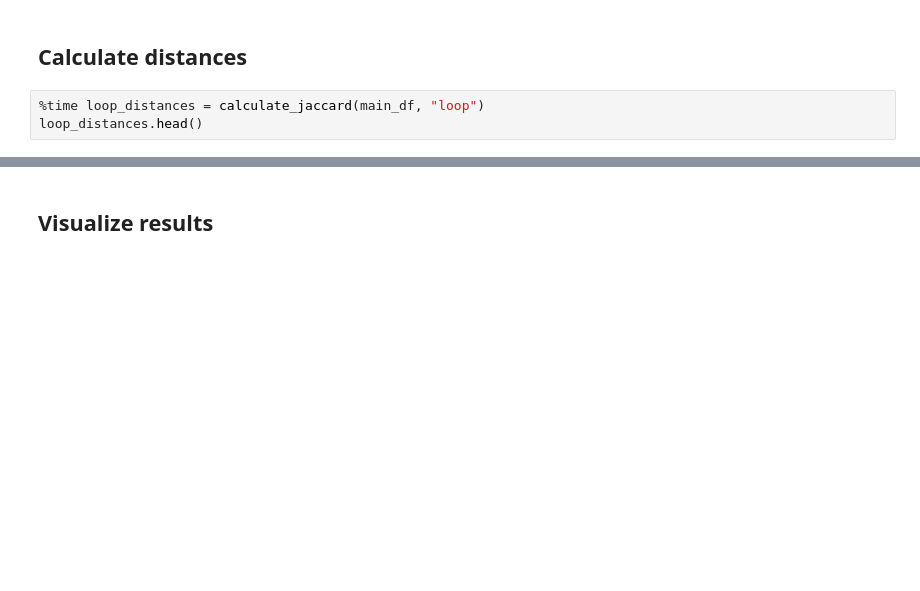
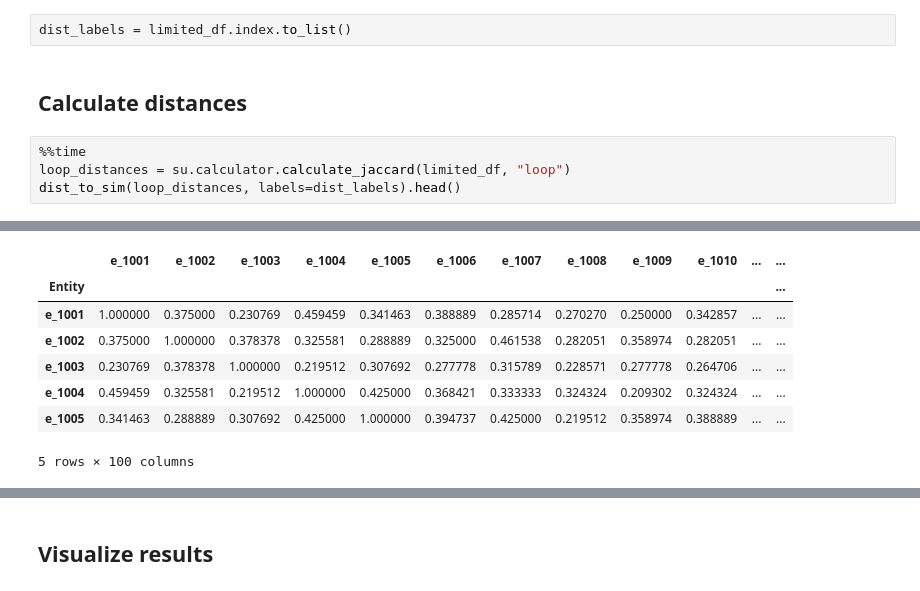
Before and after one commit to szabogtamas/distance_metrics_comparisons, a Jupyter notebook: notebooks/jupyter/efficient_jaccard_distances.ipynb, the cells around one changed output, grey strips where cells are left out. Drawn from its saved outputs; the diff is of its cells as text; blank space fills up the shorter version.

```diff
--- a/notebooks/jupyter/efficient_jaccard_distances.ipynb
+++ b/notebooks/jupyter/efficient_jaccard_distances.ipynb
@@ -26,5 +68,9 @@ main_df.head()
+# %%
+dist_labels = limited_df.index.to_list()
 # %% [markdown]
 ## Calculate distances
 # %%
-%time loop_distances = calculate_jaccard(main_df, "loop")
-loop_distances.head()
+%%time
+loop_distances = su.calculator.calculate_jaccard(limited_df, "loop")
+dist_to_sim(loop_distances, labels=dist_labels).head()
+# %% [output]
@@ -30,0 +79,8 @@ loop_distances.head()
+|  | e_1001 | e_1002 | e_1003 | e_1004 | e_1005 | e_1006 | e_1007 | e_1008 | e_1009 | e_1010 | ... | ... |
+| Entity |  |  |  |  |  |  |  |  |  |  |  | ... |
+| e_1001 | 1.000000 | 0.375000 | 0.230769 | 0.459459 | 0.341463 | 0.388889 | 0.285714 | 0.270270 | 0.250000 | 0.342857 | ... | ... |
+| e_1002 | 0.375000 | 1.000000 | 0.378378 | 0.325581 | 0.288889 | 0.325000 | 0.461538 | 0.282051 | 0.358974 | 0.282051 | ... | ... |
+| e_1003 | 0.230769 | 0.378378 | 1.000000 | 0.219512 | 0.307692 | 0.277778 | 0.315789 | 0.228571 | 0.277778 | 0.264706 | ... | ... |
+| e_1004 | 0.459459 | 0.325581 | 0.219512 | 1.000000 | 0.425000 | 0.368421 | 0.333333 | 0.324324 | 0.209302 | 0.324324 | ... | ... |
+| e_1005 | 0.341463 | 0.288889 | 0.307692 | 0.425000 | 1.000000 | 0.394737 | 0.425000 | 0.219512 | 0.358974 | 0.388889 | ... | ... |
+5 rows × 100 columns
```
Also changed, not shown: parts of 22 cells of this notebook.
